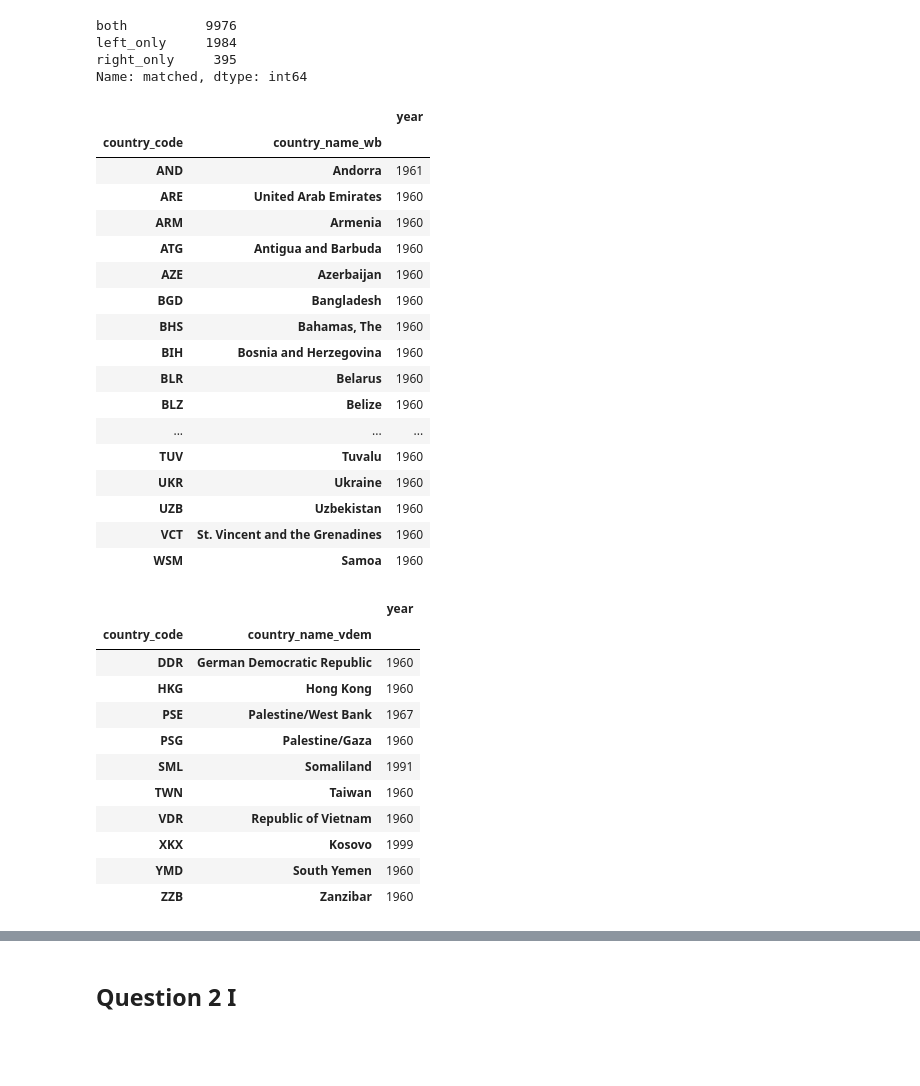
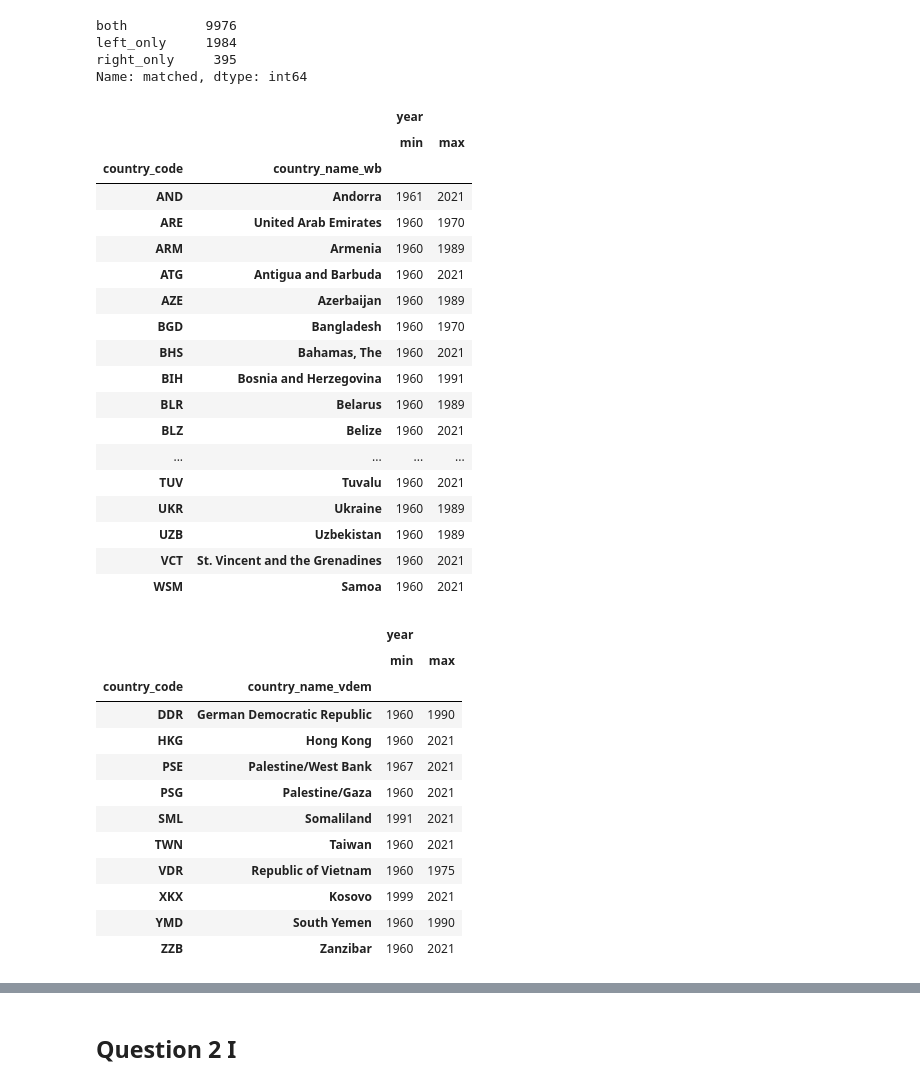
Before and after one commit to bryanchrist/Lab3and4, a Jupyter notebook: lab3_christ.ipynb, the cells around one changed output, grey strips where cells are left out. Drawn from its saved outputs; the diff is of its cells as text; code cells hidden in the pictures; blank space fills up the shorter version.

```diff
--- a/lab3_christ.ipynb
+++ b/lab3_christ.ipynb
@@ -463,47 +463,45 @@ Name: matched, dtype: int64
 # %%
 #in world bank but not vdem
 left_unmerged = merged_data.query("matched=='left_only'")
-left_unmerged_min= left_unmerged.groupby([ 'country_code','country_name_wb']).agg({'year': 'min'})
-left_unmerged_max= left_unmerged.groupby([ 'country_code','country_name_wb']).agg({'year': 'max'})
-left_unmerged_min.head(100)
-#left_unmerged_max.head(1000)
+left_unmerged= left_unmerged.groupby([ 'country_code','country_name_wb']).agg({'year': ['min', 'max']})
+left_unmerged.head(100)
 # %% [output]
-|  |  | year |
-| country_code | country_name_wb |  |
-| AND | Andorra | 1961 |
-| ARE | United Arab Emirates | 1960 |
-| ARM | Armenia | 1960 |
-| ATG | Antigua and Barbuda | 1960 |
-| AZE | Azerbaijan | 1960 |
-| BGD | Bangladesh | 1960 |
-| BHS | Bahamas, The | 1960 |
-| BIH | Bosnia and Herzegovina | 1960 |
-| BLR | Belarus | 1960 |
-| BLZ | Belize | 1960 |
-| ... | ... | ... |
-| TUV | Tuvalu | 1960 |
-| UKR | Ukraine | 1960 |
-| UZB | Uzbekistan | 1960 |
-| VCT | St. Vincent and the Grenadines | 1960 |
-| WSM | Samoa | 1960 |
+|  |  | year |  |
+|  |  | min | max |
+| country_code | country_name_wb |  |  |
+| AND | Andorra | 1961 | 2021 |
+| ARE | United Arab Emirates | 1960 | 1970 |
+| ARM | Armenia | 1960 | 1989 |
+| ATG | Antigua and Barbuda | 1960 | 2021 |
+| AZE | Azerbaijan | 1960 | 1989 |
+| BGD | Bangladesh | 1960 | 1970 |
+| BHS | Bahamas, The | 1960 | 2021 |
+| BIH | Bosnia and Herzegovina | 1960 | 1991 |
+| BLR | Belarus | 1960 | 1989 |
+| BLZ | Belize | 1960 | 2021 |
+| ... | ... | ... | ... |
+| TUV | Tuvalu | 1960 | 2021 |
+| UKR | Ukraine | 1960 | 1989 |
+| UZB | Uzbekistan | 1960 | 1989 |
+| VCT | St. Vincent and the Grenadines | 1960 | 2021 |
+| WSM | Samoa | 1960 | 2021 |
 # %%
 #in vdem but not world bank
 right_unmerged = merged_data.query("matched=='right_only'")
-right_unmerged_min= right_unmerged.groupby([ 'country_code','country_name_vdem']).agg({'year': 'min'})
-right_unmerged_max= right_unmerged.groupby([ 'country_code','country_name_vdem']).agg({'year': 'max'})
-right_unmerged_min.head(100)
-#right_unmerged_max.head(100)
+right_unmerged= right_unmerged.groupby([ 'country_code','country_name_vdem']).agg({'year': ['min', 'max']})
+right_unmerged.head(100)
 # %% [output]
-|  |  | year |
-| country_code | country_name_vdem |  |
-| DDR | German Democratic Republic | 1960 |
-| HKG | Hong Kong | 1960 |
-| PSE | Palestine/West Bank | 1967 |
-| PSG | Palestine/Gaza | 1960 |
-| SML | Somaliland | 1991 |
-| TWN | Taiwan | 1960 |
-| VDR | Republic of Vietnam | 1960 |
-| XKX | Kosovo | 1999 |
-| YMD | South Yemen | 1960 |
-| ZZB | Zanzibar | 1960 |
+|  |  | year |  |
+|  |  | min | max |
+| country_code | country_name_vdem |  |  |
+| DDR | German Democratic Republic | 1960 | 1990 |
+| HKG | Hong Kong | 1960 | 2021 |
+| PSE | Palestine/West Bank | 1967 | 2021 |
+| PSG | Palestine/Gaza | 1960 | 2021 |
+| SML | Somaliland | 1991 | 2021 |
+| TWN | Taiwan | 1960 | 2021 |
+| VDR | Republic of Vietnam | 1960 | 1975 |
+| XKX | Kosovo | 1999 | 2021 |
+| YMD | South Yemen | 1960 | 1990 |
+| ZZB | Zanzibar | 1960 | 2021 |
 # %% [markdown]
```
Also changed, not shown: parts of 12 cells of this notebook, 1 other file.
